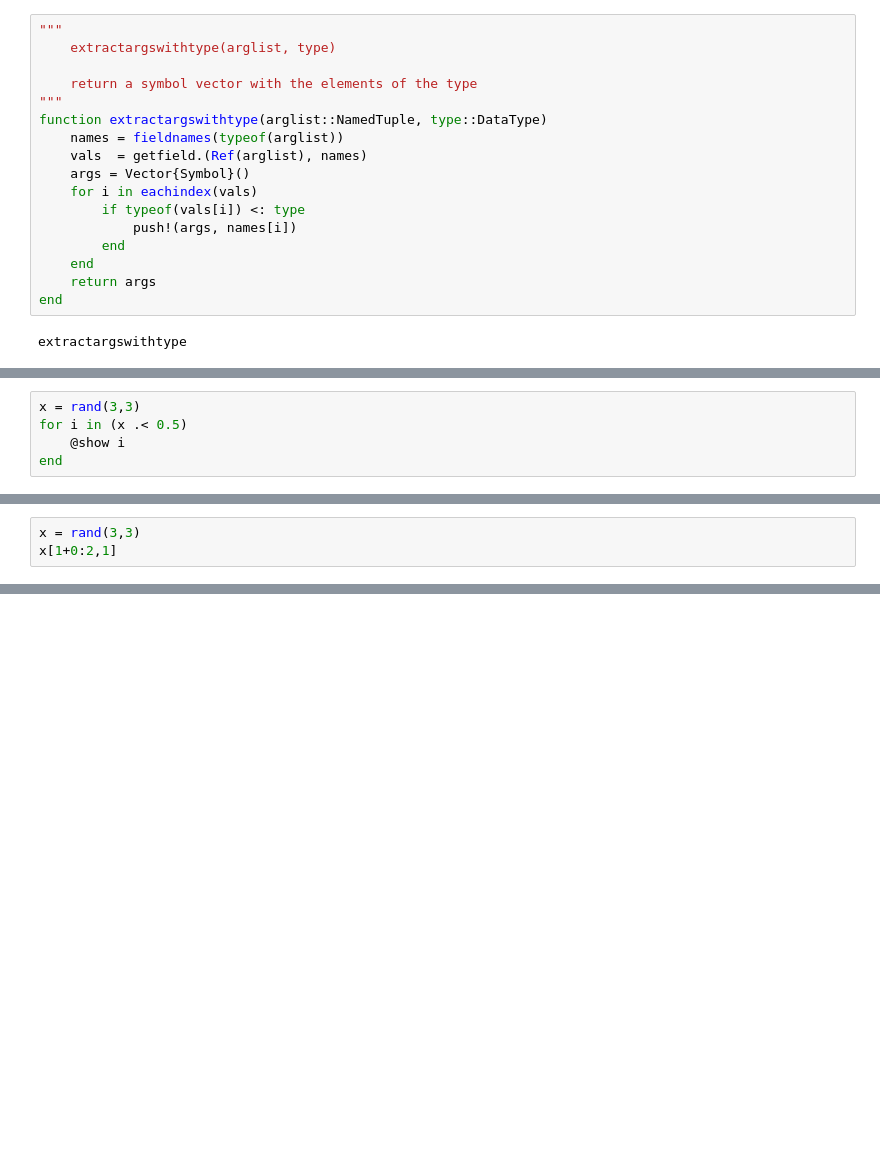
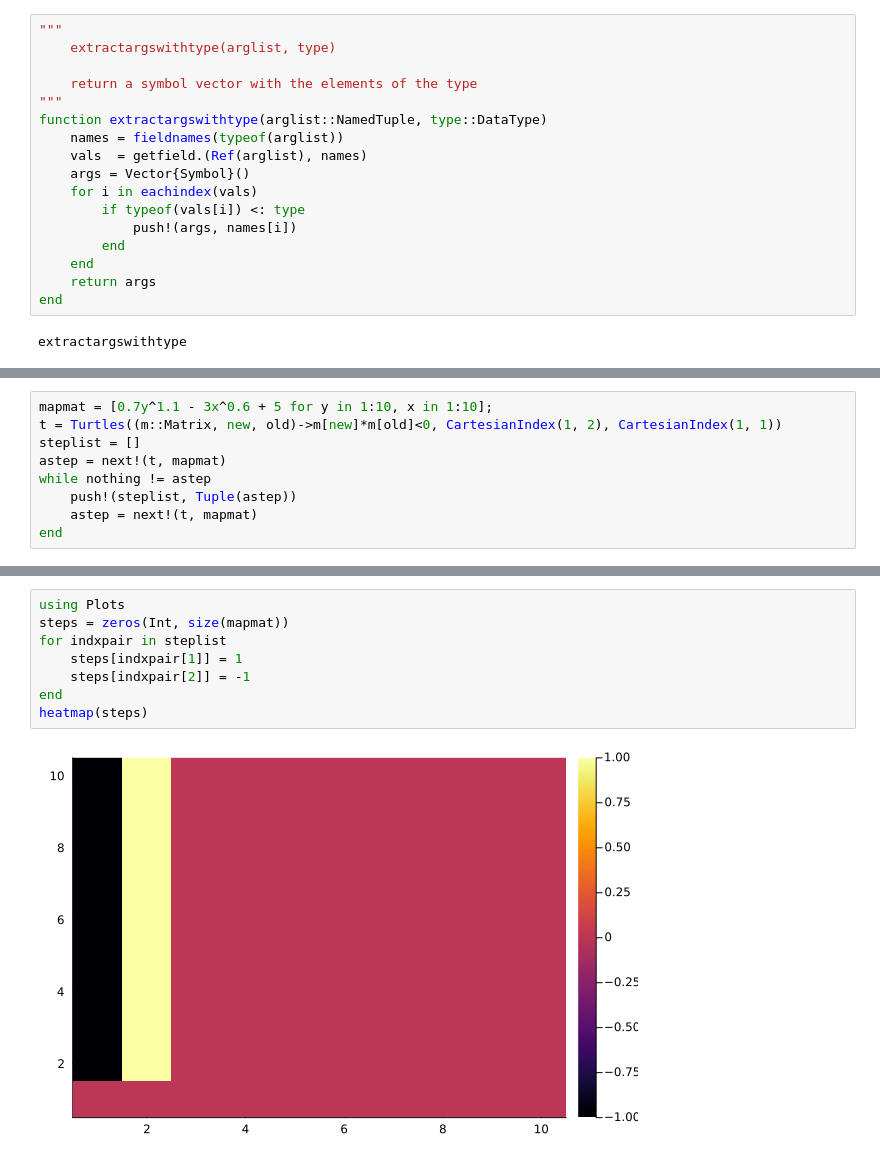
Before and after one commit to yardw/SpectraShooter.jl, a Jupyter notebook: dev.ipynb, the cells around one changed output, grey strips where cells are left out. Drawn from its saved outputs; the diff is of its cells as text; blank space fills up the shorter version.

```diff
--- a/dev.ipynb
+++ b/dev.ipynb
@@ -338,5 +242,0 @@ DataType
-# %%
-x = rand(3,3)
-for i in (x .< 0.5)
-    @show i
-end
@@ -359,3 +242,0 @@ fill(nan, 2,2)
-# %%
-x = rand(3,3)
-x[1+0:2,1]
@@ -401,0 +471,9 @@ Int(u)
+# %%
+mapmat = [0.7y^1.1 - 3x^0.6 + 5 for y in 1:10, x in 1:10];
+t = Turtles((m::Matrix, new, old)->m[new]*m[old]<0, CartesianIndex(1, 2), CartesianIndex(1, 1))
+steplist = []
+astep = next!(t, mapmat)
+while nothing != astep
+    push!(steplist, Tuple(astep))
+    astep = next!(t, mapmat)
+end
@@ -401,0 +493,10 @@ Int(u)
+# %%
+using Plots
+steps = zeros(Int, size(mapmat))
+for indxpair in steplist
+    steps[indxpair[1]] = 1
+    steps[indxpair[2]] = -1
+end
+heatmap(steps)
+# %% [output]
+[figure, added]
```
Also changed, not shown: parts of 62 cells of this notebook, 2 other files.
